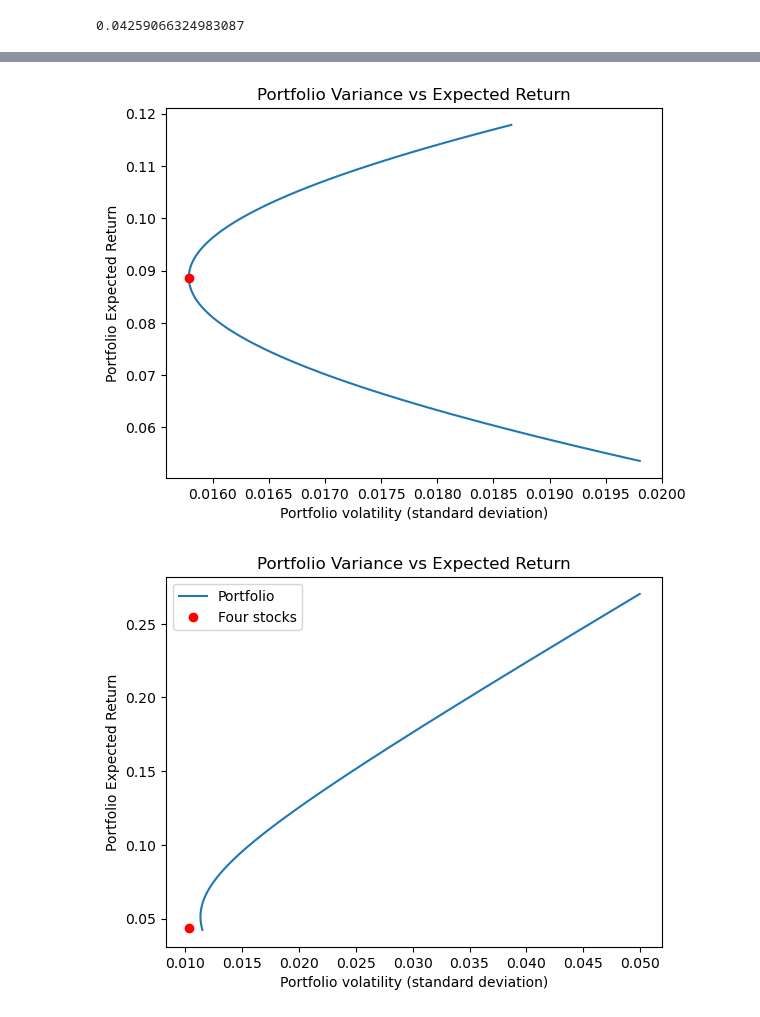
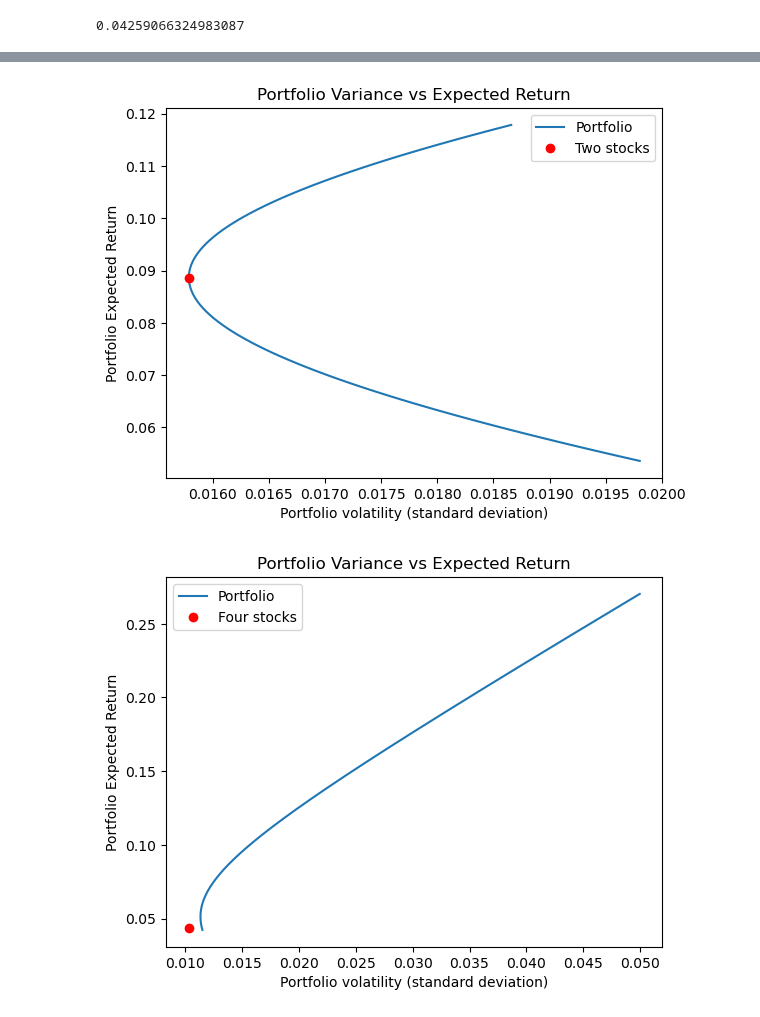
Before and after one commit to NumEconCopenhagen/projects-2024-zgc373-og-pgj472, a Jupyter notebook: dataproject/dataproject.ipynb, the cells around one changed output, grey strips where cells are left out. Saved outputs shown, nothing was run; the diff lists cells and outputs as text; code cells hidden in the pictures.

```diff
--- a/dataproject/dataproject.ipynb
+++ b/dataproject/dataproject.ipynb
@@ -328,58 +321,48 @@ Portfolio standard deviation for six stock portfolio: 0.010301992970952788
 # %%
-# Create an array of weights from 0 to 1 with a step of 0.01
+# We create an array of weights from 0 to 1 with a step of 0.01
 weights = np.arange(0, 1.0, 0.01)
 
-
-# Initialize lists to store the portfolio variances and expected returns
+# We initialize lists to store the portfolio variances, expected returns and the volatility
 portfolio_variances = []
 portfolio_expected_returns = []
 portfolio_volatilities = []
 
-
-# Loop over the weights
+# We will loop over the weights
 for w in weights:
-    # Create the weight vector
+    # We create the weight vector
     weight_vector = np.array([w, 1 - w])
 
-
-    # Calculate the portfolio variance
+    # We calculate the portfolio variance
     portfolio_variance = np.dot(weight_vector.T, np.dot(SD.calculate_covariance("two"), weight_vector))
     portfolio_variances.append(portfolio_variance)
 
-
-    #Calculate the portfolio volatility
+    # We calculate the portfolio volatility
     portfolio_volatility = np.sqrt(portfolio_variance)
     portfolio_volatilities.append(portfolio_volatility)
 
-
-    # Calculate the portfolio expected return
+    # We calculate the portfolio expected return
     portfolio_expected_return = np.dot(weight_vector, SD.two_stock_vector)
     portfolio_expected_returns.append(portfolio_expected_return)
 
-
-# Convert the lists to numpy arrays
+# We convert the lists of volatility and expected returns to numpy arrays
 portfolio_volatilities = np.array(portfolio_volatilities)
 portfolio_expected_returns = np.array(portfolio_expected_returns)
 
-
-# Add your pre-calculated expected return and variance (red-dot)
+# We are adding our pre-calculated expected return and variance (red-dot)
 precalculated_std_dev_two = SD.portfolio_std_dev_two
 precalculated_expected_return_two = SD.portfolio_expected_return_two
 
-
-# Create the plot
+# We plot the pre-calculated expected return and volatility and the new calculated expected return and volatility
 plt.plot(portfolio_volatilities, portfolio_expected_returns, label='Portfolio')
 plt.plot(precalculated_std_dev_two, precalculated_expected_return_two, 'ro', label='Two stocks')
 
-
-# Add labels and title
+# We add labels and title
 plt.xlabel('Portfolio volatility (standard deviation)')
 plt.ylabel('Portfolio Expected Return')
 plt.title('Portfolio Variance vs Expected Return')
 
-
-# Show the plot
+plt.legend()
 plt.show()
 # %% [output]
-[figure, old version]
+[figure, new version]
 # %%
```
Also changed, not shown: parts of 16 cells of this notebook, 1 other file.
